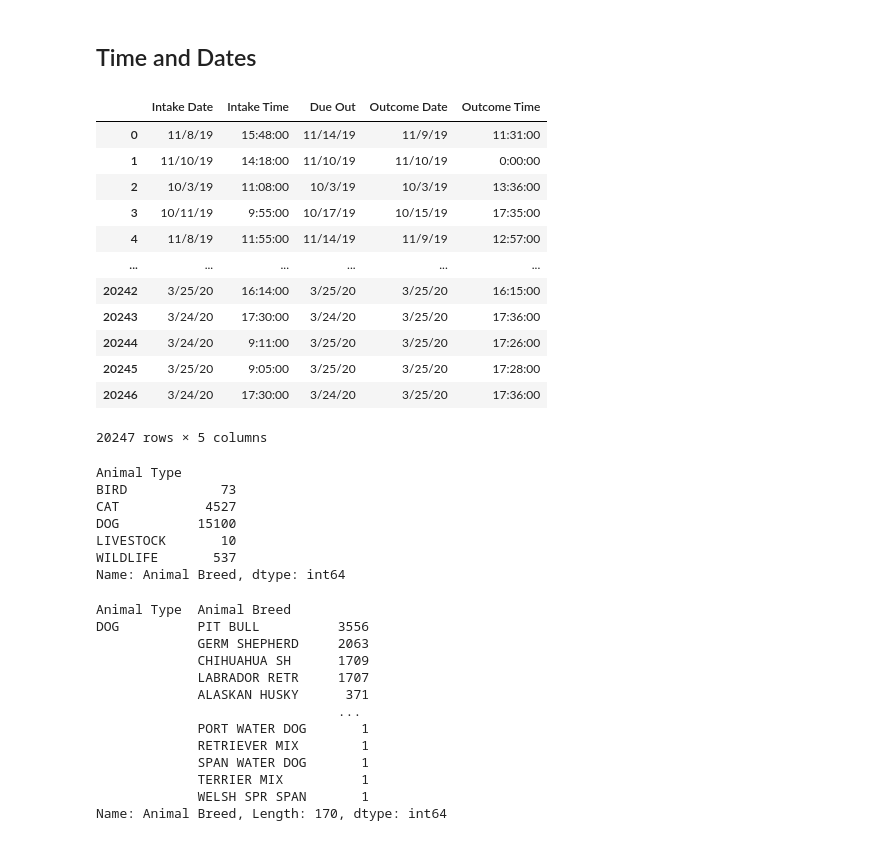
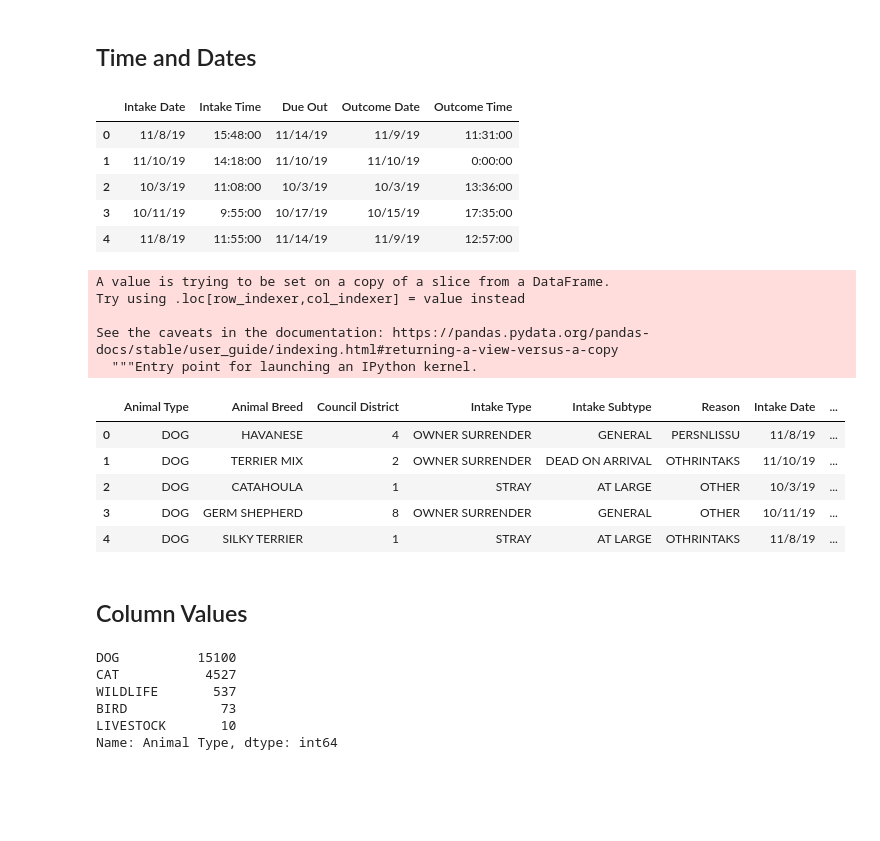
Before and after one commit to cwong690/Dallas-Paws, a Jupyter notebook: dallas_animals.ipynb, the cells around one changed output. Cells and saved outputs as stored; diff of their text form; code cells hidden in the pictures; blank space fills up the shorter version.

```diff
--- a/dallas_animals.ipynb
+++ b/dallas_animals.ipynb
@@ -141,44 +138,37 @@ Name: Outcome Condition, dtype: int64
 # %% [markdown]
 ## Time and Dates
 # %%
-dallas[['Intake Date', 'Intake Time', 'Due Out', 'Outcome Date', 'Outcome Time']]
+dallas[['Intake Date', 'Intake Time', 'Due Out', 'Outcome Date', 'Outcome Time']].head()
 # %% [output]
 |  | Intake Date | Intake Time | Due Out | Outcome Date | Outcome Time |
 | 0 | 11/8/19 | 15:48:00 | 11/14/19 | 11/9/19 | 11:31:00 |
 | 1 | 11/10/19 | 14:18:00 | 11/10/19 | 11/10/19 | 0:00:00 |
 | 2 | 10/3/19 | 11:08:00 | 10/3/19 | 10/3/19 | 13:36:00 |
 | 3 | 10/11/19 | 9:55:00 | 10/17/19 | 10/15/19 | 17:35:00 |
 | 4 | 11/8/19 | 11:55:00 | 11/14/19 | 11/9/19 | 12:57:00 |
-| ... | ... | ... | ... | ... | ... |
-| 20242 | 3/25/20 | 16:14:00 | 3/25/20 | 3/25/20 | 16:15:00 |
-| 20243 | 3/24/20 | 17:30:00 | 3/24/20 | 3/25/20 | 17:36:00 |
-| 20244 | 3/24/20 | 9:11:00 | 3/25/20 | 3/25/20 | 17:26:00 |
-| 20245 | 3/25/20 | 9:05:00 | 3/25/20 | 3/25/20 | 17:28:00 |
-| 20246 | 3/24/20 | 17:30:00 | 3/24/20 | 3/25/20 | 17:36:00 |
-20247 rows × 5 columns
+# %%
+dallas['Intake DateTime'] = dallas['Intake Date'] + ' ' + dallas['Intake Time']
+dallas.head()
+# %% [output]
+A value is trying to be set on a copy of a slice from a DataFrame.
+Try using .loc[row_indexer,col_indexer] = value instead
+
+See the caveats in the documentation: https://pandas.pydata.org/pandas-docs/stable/user_guide/indexing.html#returning-a-view-versus-a-copy
+  """Entry point for launching an IPython kernel.
+|  | Animal Type | Animal Breed | Council District | Intake Type | Intake Subtype | Reason | Intake Date | ... |
+| 0 | DOG | HAVANESE | 4 | OWNER SURRENDER | GENERAL | PERSNLISSU | 11/8/19 | ... |
+| 1 | DOG | TERRIER MIX | 2 | OWNER SURRENDER | DEAD ON ARRIVAL | OTHRINTAKS | 11/10/19 | ... |
+| 2 | DOG | CATAHOULA | 1 | STRAY | AT LARGE | OTHER | 10/3/19 | ... |
+| 3 | DOG | GERM SHEPHERD | 8 | OWNER SURRENDER | GENERAL | OTHER | 10/11/19 | ... |
+| 4 | DOG | SILKY TERRIER | 1 | STRAY | AT LARGE | OTHRINTAKS | 11/8/19 | ... |
+# %% [markdown]
+## Column Values
 # %%
-dallas.groupby('Animal Type').count()['Animal Breed']
+dallas['Animal Type'].value_counts()
 # %% [output]
-Animal Type
+DOG          15100
+CAT           4527
+WILDLIFE       537
 BIRD            73
-CAT           4527
-DOG          15100
 LIVESTOCK       10
-WILDLIFE       537
-Name: Animal Breed, dtype: int64
+Name: Animal Type, dtype: int64
-# %%
-dallas[dallas['Animal Type'] == 'DOG'].groupby('Animal Type')['Animal Breed'].value_counts()
-# %% [output]
-Animal Type  Animal Breed
-DOG          PIT BULL          3556
-             GERM SHEPHERD     2063
-             CHIHUAHUA SH      1709
-             LABRADOR RETR     1707
-             ALASKAN HUSKY      371
-                               ...
-             PORT WATER DOG       1
-             RETRIEVER MIX        1
-             SPAN WATER DOG       1
-             TERRIER MIX          1
-             WELSH SPR SPAN       1
-Name: Animal Breed, Length: 170, dtype: int64
```
Also changed, not shown: parts of 14 cells of this notebook.
